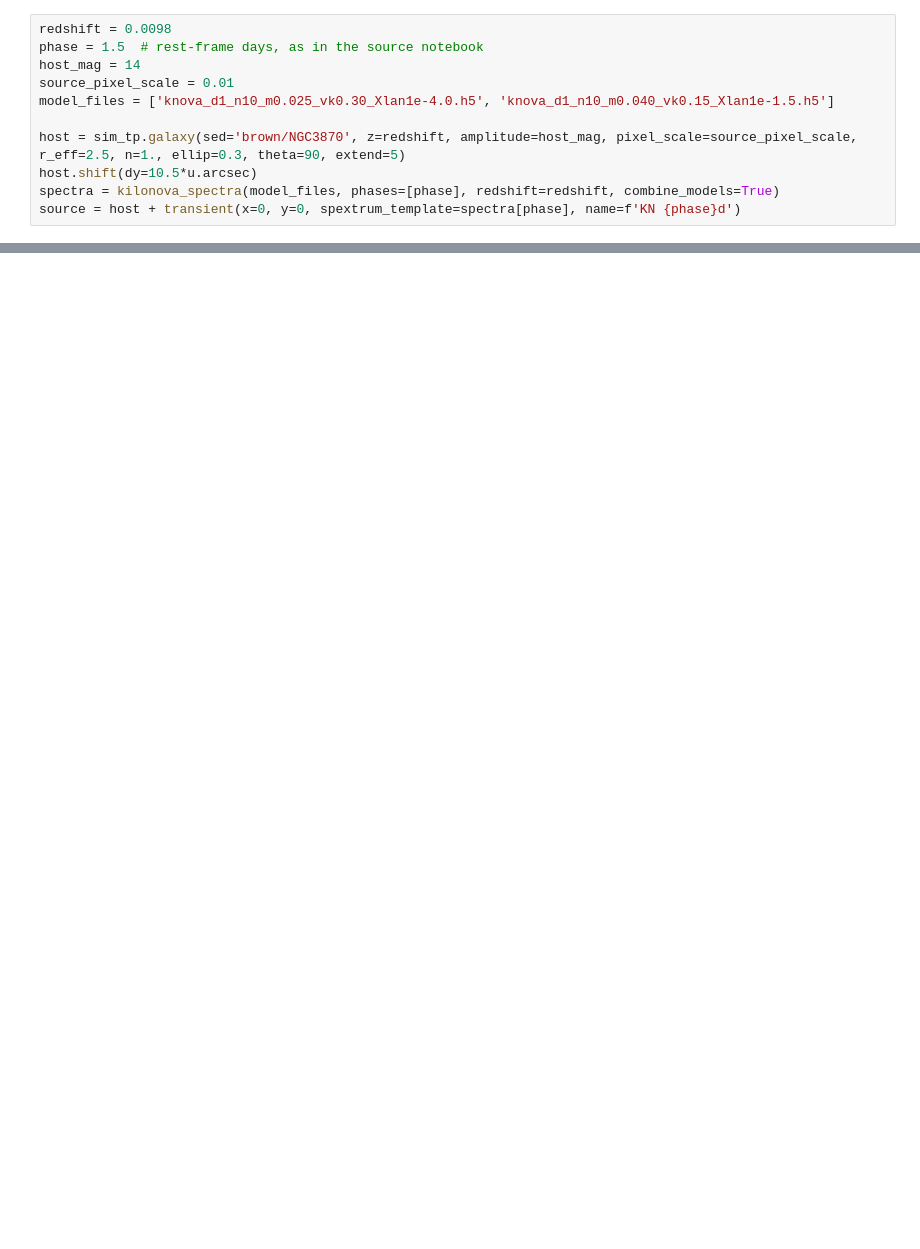
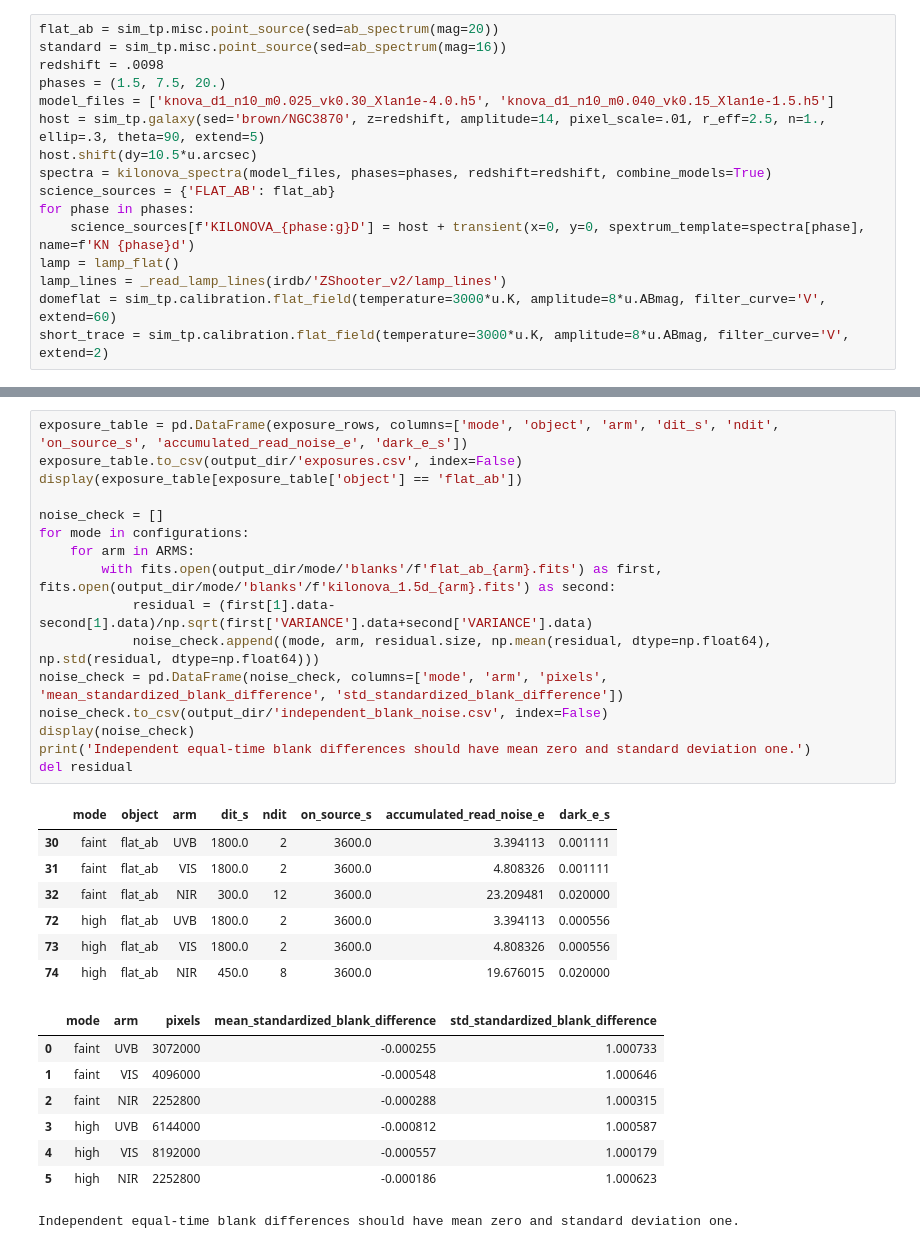
Before and after one commit to CaltechOpticalObservatories/zs-scopesim, a Jupyter notebook: notebooks/01_Kilonovae_XSHOOTER.ipynb, the cells around one changed output, grey strips where cells are left out. Cells and saved outputs as stored; diff of their text form; blank space fills up the shorter version.

```diff
--- a/notebooks/01_Kilonovae_XSHOOTER.ipynb
+++ b/notebooks/01_Kilonovae_XSHOOTER.ipynb
@@ -26,12 +46,17 @@ The common scene parameters below match the original notebook. Keep these, seein
 # %%
-redshift = 0.0098
-phase = 1.5  # rest-frame days, as in the source notebook
-host_mag = 14
-source_pixel_scale = 0.01
+flat_ab = sim_tp.misc.point_source(sed=ab_spectrum(mag=20))
+standard = sim_tp.misc.point_source(sed=ab_spectrum(mag=16))
+redshift = .0098
+phases = (1.5, 7.5, 20.)
 model_files = ['knova_d1_n10_m0.025_vk0.30_Xlan1e-4.0.h5', 'knova_d1_n10_m0.040_vk0.15_Xlan1e-1.5.h5']
-
-host = sim_tp.galaxy(sed='brown/NGC3870', z=redshift, amplitude=host_mag, pixel_scale=source_pixel_scale, r_eff=2.5, n=1., ellip=0.3, theta=90, extend=5)
+host = sim_tp.galaxy(sed='brown/NGC3870', z=redshift, amplitude=14, pixel_scale=.01, r_eff=2.5, n=1., ellip=.3, theta=90, extend=5)
 host.shift(dy=10.5*u.arcsec)
-spectra = kilonova_spectra(model_files, phases=[phase], redshift=redshift, combine_models=True)
-source = host + transient(x=0, y=0, spextrum_template=spectra[phase], name=f'KN {phase}d')
+spectra = kilonova_spectra(model_files, phases=phases, redshift=redshift, combine_models=True)
+science_sources = {'FLAT_AB': flat_ab}
+for phase in phases:
+    science_sources[f'KILONOVA_{phase:g}D'] = host + transient(x=0, y=0, spextrum_template=spectra[phase], name=f'KN {phase}d')
+lamp = lamp_flat()
+lamp_lines = _read_lamp_lines(irdb/'ZShooter_v2/lamp_lines')
+domeflat = sim_tp.calibration.flat_field(temperature=3000*u.K, amplitude=8*u.ABmag, filter_curve='V', extend=60)
+short_trace = sim_tp.calibration.flat_field(temperature=3000*u.K, amplitude=8*u.ABmag, filter_curve='V', extend=2)
 # %% [markdown]
@@ -83,0 +242,32 @@ Table length=3
+# %%
+exposure_table = pd.DataFrame(exposure_rows, columns=['mode', 'object', 'arm', 'dit_s', 'ndit', 'on_source_s', 'accumulated_read_noise_e', 'dark_e_s'])
+exposure_table.to_csv(output_dir/'exposures.csv', index=False)
+display(exposure_table[exposure_table['object'] == 'flat_ab'])
+
+noise_check = []
+for mode in configurations:
+    for arm in ARMS:
+        with fits.open(output_dir/mode/'blanks'/f'flat_ab_{arm}.fits') as first, fits.open(output_dir/mode/'blanks'/f'kilonova_1.5d_{arm}.fits') as second:
+            residual = (first[1].data-second[1].data)/np.sqrt(first['VARIANCE'].data+second['VARIANCE'].data)
+            noise_check.append((mode, arm, residual.size, np.mean(residual, dtype=np.float64), np.std(residual, dtype=np.float64)))
+noise_check = pd.DataFrame(noise_check, columns=['mode', 'arm', 'pixels', 'mean_standardized_blank_difference', 'std_standardized_blank_difference'])
+noise_check.to_csv(output_dir/'independent_blank_noise.csv', index=False)
+display(noise_check)
+print('Independent equal-time blank differences should have mean zero and standard deviation one.')
+del residual
+# %% [output]
+|  | mode | object | arm | dit_s | ndit | on_source_s | accumulated_read_noise_e | dark_e_s |
+| 30 | faint | flat_ab | UVB | 1800.0 | 2 | 3600.0 | 3.394113 | 0.001111 |
+| 31 | faint | flat_ab | VIS | 1800.0 | 2 | 3600.0 | 4.808326 | 0.001111 |
+| 32 | faint | flat_ab | NIR | 300.0 | 12 | 3600.0 | 23.209481 | 0.020000 |
+| 72 | high | flat_ab | UVB | 1800.0 | 2 | 3600.0 | 3.394113 | 0.000556 |
+| 73 | high | flat_ab | VIS | 1800.0 | 2 | 3600.0 | 4.808326 | 0.000556 |
+| 74 | high | flat_ab | NIR | 450.0 | 8 | 3600.0 | 19.676015 | 0.020000 |
+|  | mode | arm | pixels | mean_standardized_blank_difference | std_standardized_blank_difference |
+| 0 | faint | UVB | 3072000 | -0.000255 | 1.000733 |
+| 1 | faint | VIS | 4096000 | -0.000548 | 1.000646 |
+| 2 | faint | NIR | 2252800 | -0.000288 | 1.000315 |
+| 3 | high | UVB | 6144000 | -0.000812 | 1.000587 |
+| 4 | high | VIS | 8192000 | -0.000557 | 1.000179 |
+| 5 | high | NIR | 2252800 | -0.000186 | 1.000623 |
+Independent equal-time blank differences should have mean zero and standard deviation one.
```
Also changed, not shown: parts of 21 cells of this notebook, 12 other files.
